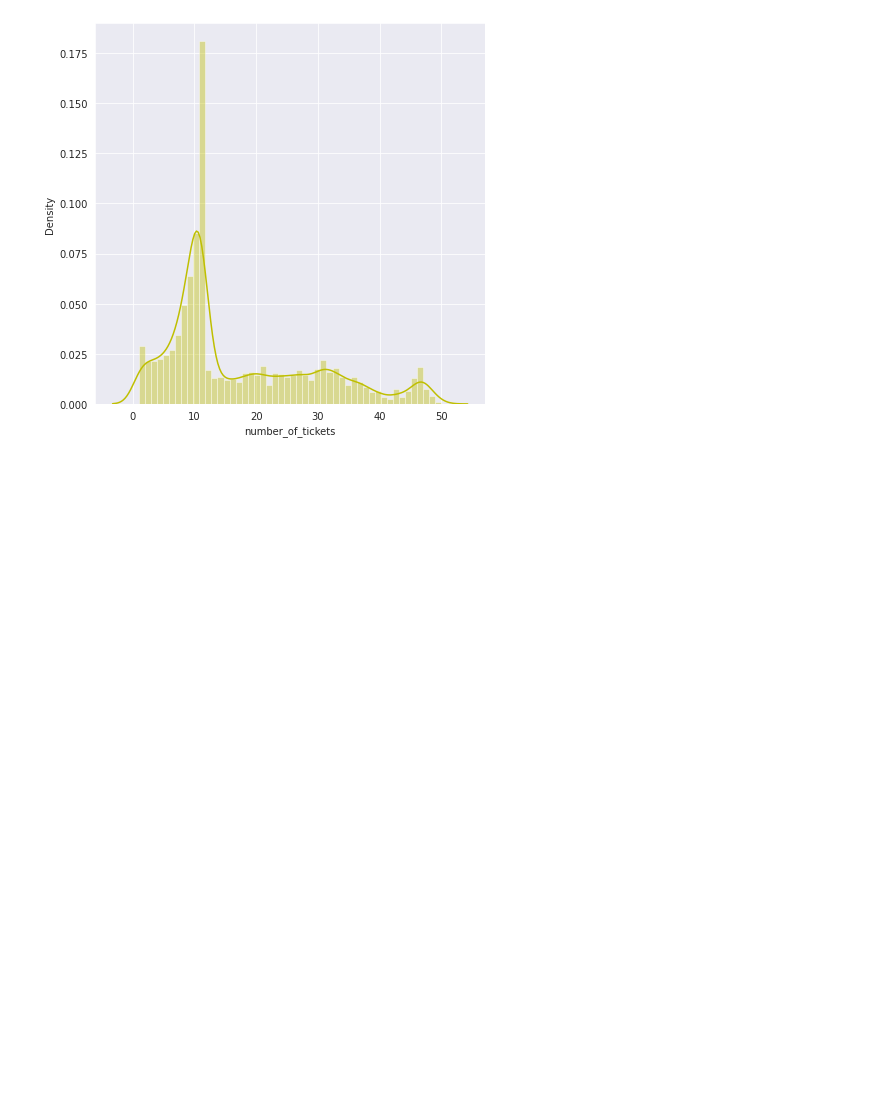
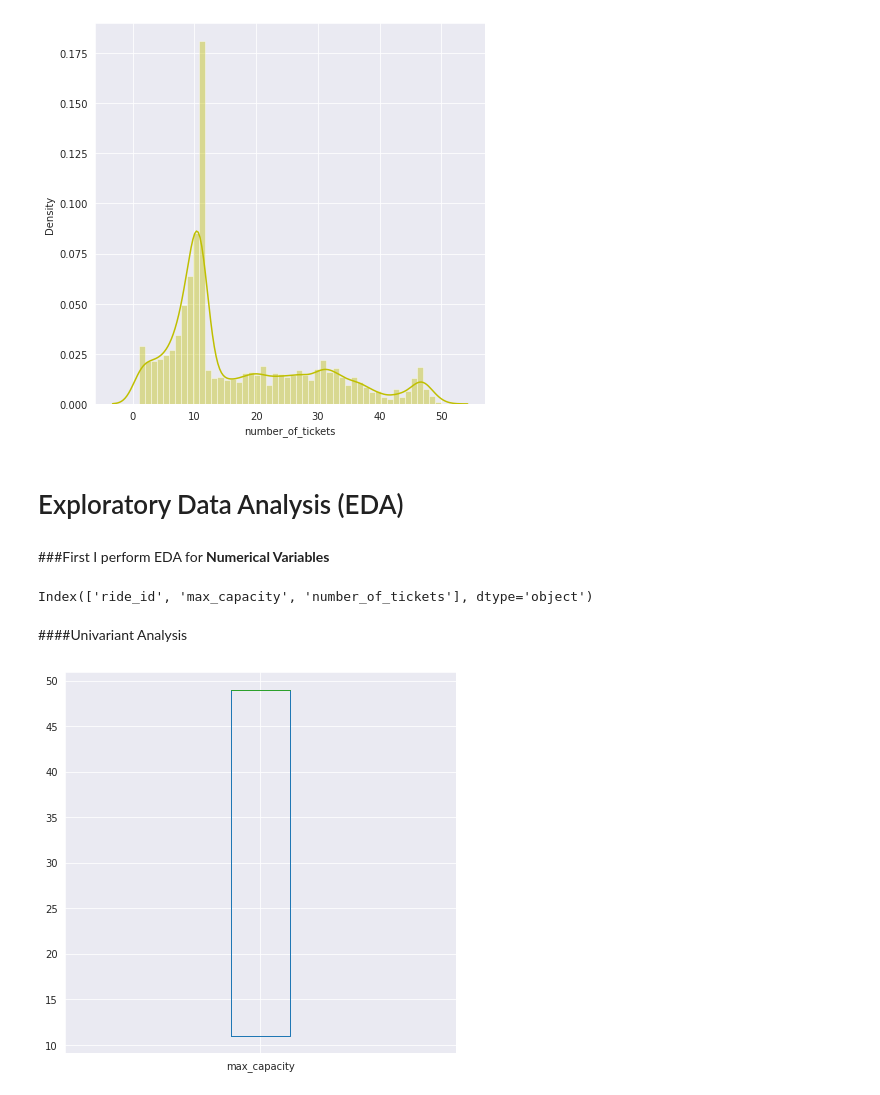
Before and after one commit to Ravinder-Kumar-M/Transport-Demand-Prediction, a Jupyter notebook: Demand_Prediction_for_Public_Transport_Capstone_Project.ipynb, the cells around one changed output. Drawn from its saved outputs; the diff is of its cells as text; code cells hidden in the pictures; blank space fills up the shorter version.

Commit message:
EDA For Numerical Features

```diff
--- a/Demand_Prediction_for_Public_Transport_Capstone_Project.ipynb
+++ b/Demand_Prediction_for_Public_Transport_Capstone_Project.ipynb
@@ -196,3 +196,20 @@ sns.distplot(target_var, color='y')
 plt.show()
 # %% [output]
 [figure]
+# %% [markdown]
+# Exploratory Data Analysis (EDA)
+# %% [markdown]
+###First I perform EDA for **Numerical Variables**
+# %%
+numerical_feature = dataset.describe().columns
+numerical_feature
+# %% [output]
+Index(['ride_id', 'max_capacity', 'number_of_tickets'], dtype='object')
+# %% [markdown]
+####Univariant Analysis
+# %%
+for col in numerical_feature[1:-1]:
+  plt.figure(figsize=(7,7))
+  dataset[col].plot(kind='box')
+# %% [output]
+[figure, added]
```
Also changed, not shown: parts of 5 cells of this notebook.
